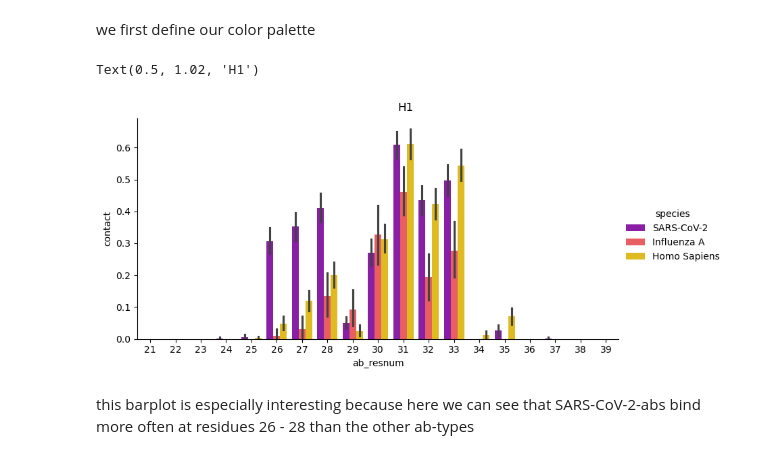
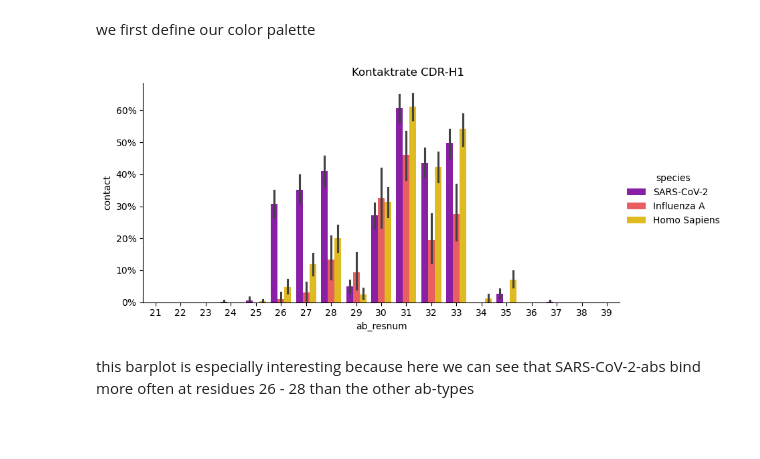
Before and after one commit to datascience-2025-group4/group04-team02, a Jupyter notebook: dataanalysis/03_contacts/02_analyze_contacts.ipynb, the cells around one changed output. Cells and saved outputs as stored; diff of their text form; code cells hidden in the pictures; blank space fills up the shorter version.

```diff
--- a/dataanalysis/03_contacts/02_analyze_contacts.ipynb
+++ b/dataanalysis/03_contacts/02_analyze_contacts.ipynb
@@ -90,21 +91,21 @@ palette = {'SARS-CoV-2': '#9509BB', 'Homo Sapiens': '#FFCF01', 'Influenza A': '#
 # %%
 
 g = sns.catplot(data = m.query("chain_type == 'heavy' and 20 < ab_resnum < 40"),
             x = "ab_resnum", # od ab_res for icode
             y = "contact",
             kind = "bar",
             hue = "species",
             #row = "method",
             errorbar = ("ci", 95),
             height = 4, aspect = 2,
             palette= palette,
-            hue_order=['SARS-CoV-2', 'Influenza A', 'Homo Sapiens'])
+            hue_order=['SARS-CoV-2', 'Influenza A', 'Homo Sapiens'],)
 
 
-g.fig.suptitle("H1", y=1.02)
+g.fig.suptitle("Kontaktrate CDR-H1", y=1.02)
+g.ax.yaxis.set_major_formatter(PercentFormatter(1))
 # %% [output]
-Text(0.5, 1.02, 'H1')
-[figure, old version]
+[figure, new version]
 # %% [markdown]
 this barplot is especially interesting because here we can see that SARS-CoV-2-abs bind more often at residues 26 - 28 than the other ab-types
 # %%
```
Also changed, not shown: parts of 9 cells of this notebook, 5 other files.
